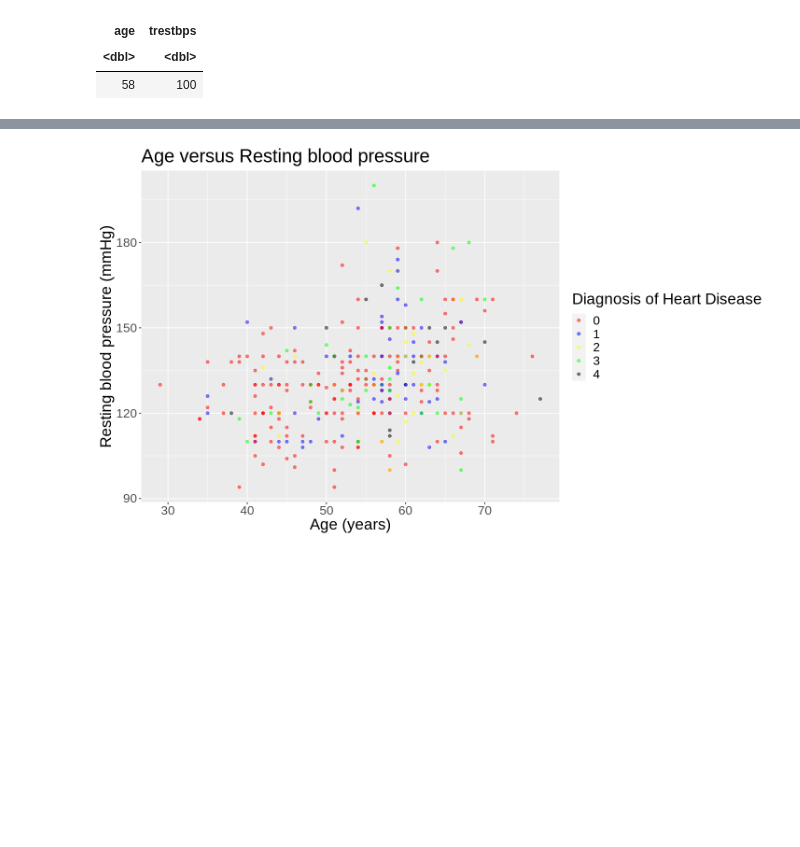
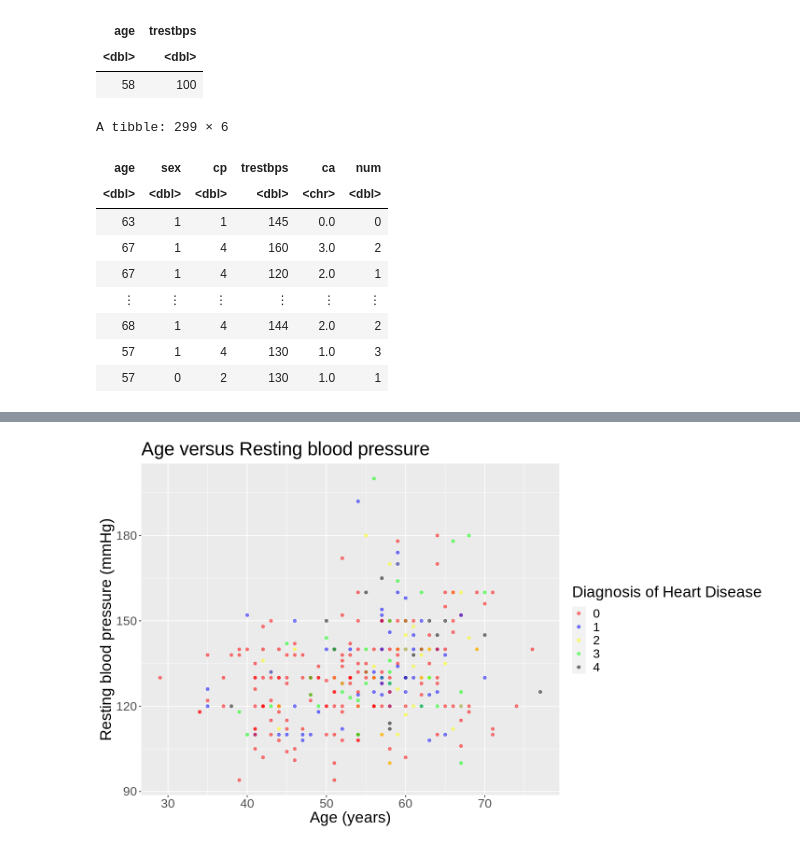
Before and after one commit to Wuliao-mao/DSCI-Project-10, a Jupyter notebook: PROPOSAL.ipynb, the cells around one changed output, grey strips where cells are left out. Cells and saved outputs as stored; diff of their text form; code cells hidden in the pictures; blank space fills up the shorter version.

```diff
--- a/PROPOSAL.ipynb
+++ b/PROPOSAL.ipynb
@@ -232,6 +232,20 @@ A tibble: 1 × 2
 | age | trestbps |
 | <dbl> | <dbl> |
 | 58 | 100 |
+# %%
+cleveland_df_sel_f <- filter(cleveland_df_sel, ca != "?")
+cleveland_df_sel_f
+# %% [output]
+A tibble: 299 × 6
+| age | sex | cp | trestbps | ca | num |
+| <dbl> | <dbl> | <dbl> | <dbl> | <chr> | <dbl> |
+| 63 | 1 | 1 | 145 | 0.0 | 0 |
+| 67 | 1 | 4 | 160 | 3.0 | 2 |
+| 67 | 1 | 4 | 120 | 2.0 | 1 |
+| ⋮ | ⋮ | ⋮ | ⋮ | ⋮ | ⋮ |
+| 68 | 1 | 4 | 144 | 2.0 | 2 |
+| 57 | 1 | 4 | 130 | 1.0 | 3 |
+| 57 | 0 | 2 | 130 | 1.0 | 1 |
 # %%
 test <- filter(cleveland_df_sel, ca == "?")
 test
```
Also changed, not shown: parts of 4 cells of this notebook.
